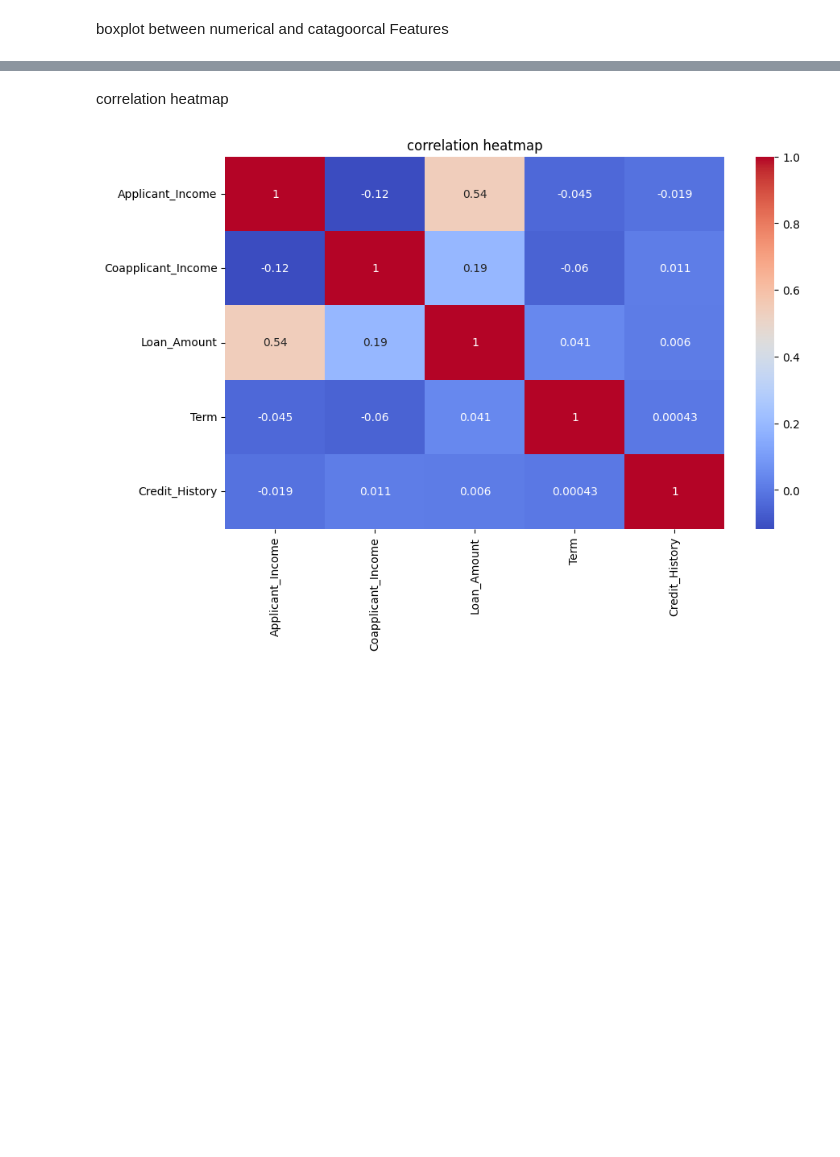
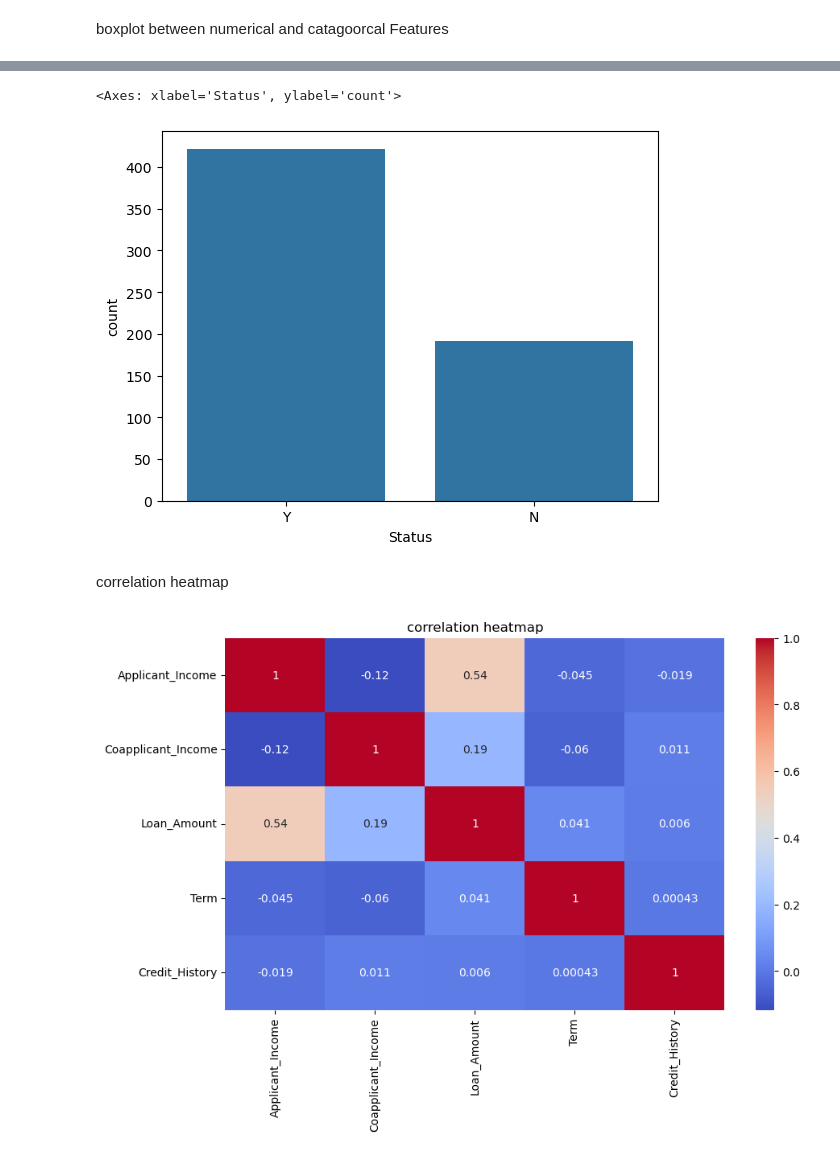
Before and after one commit to Kashmaladar/Loan-prediction-Datascience-project, a Jupyter notebook: notebook.ipynb, the cells around one changed output, grey strips where cells are left out. Cells and saved outputs as stored; diff of their text form; code cells hidden in the pictures; blank space fills up the shorter version.

```diff
--- a/notebook.ipynb
+++ b/notebook.ipynb
@@ -208,3 +252,12 @@ plt.show()
+# %%
+#Status
+sns.countplot(x='Status',data=df)
+#we can see that Y has more frequency than N
+#the data is imbalanced
+#we can use over sampler to fix this issue
+# %% [output]
+<Axes: xlabel='Status', ylabel='count'>
+[figure, added]
 # %% [markdown]
 correlation heatmap
 # %%
```
Also changed, not shown: parts of 40 cells of this notebook, 1 other file.
